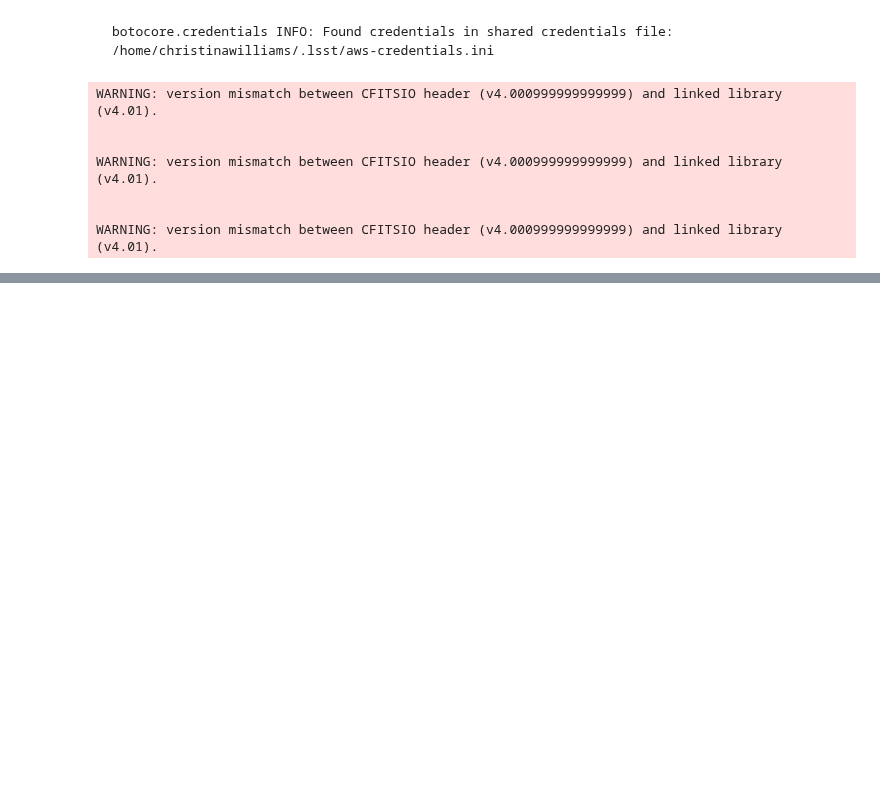
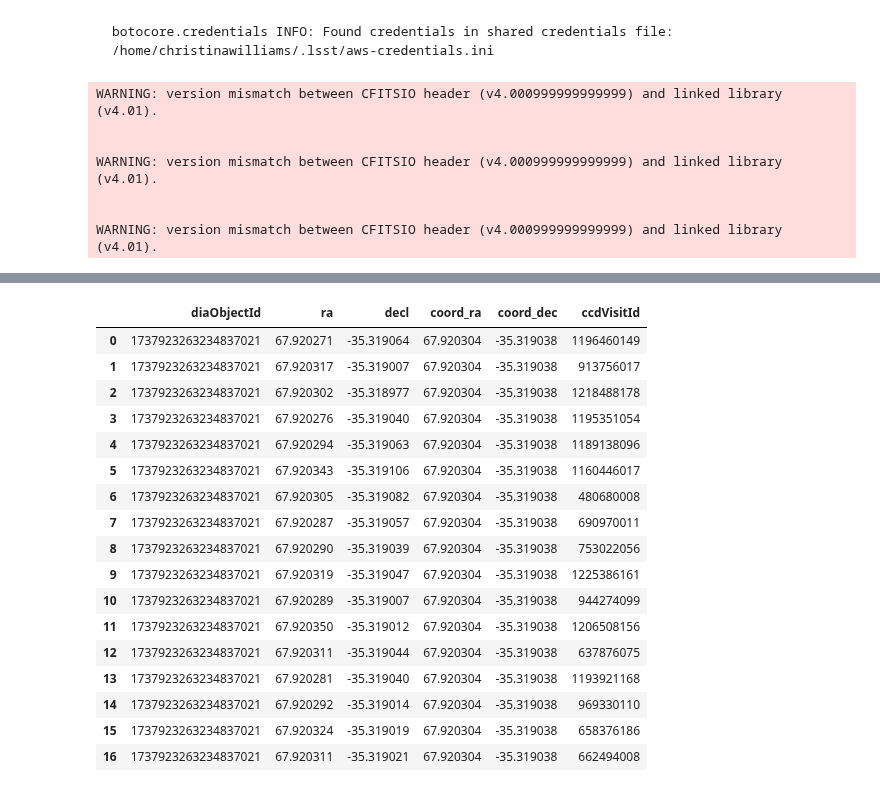
Before and after one commit to rubin-dp0/cst-dev, a Jupyter notebook: CCW_treehouse/Image_cutout_service_draft_template.ipynb, the cells around one changed output, grey strips where cells are left out. Cells and saved outputs as stored; diff of their text form; code cells hidden in the pictures; blank space fills up the shorter version.

Commit message:
updating draft image cutout NB

```diff
--- a/CCW_treehouse/Image_cutout_service_draft_template.ipynb
+++ b/CCW_treehouse/Image_cutout_service_draft_template.ipynb
@@ -285,0 +252,23 @@ SyntaxError: unterminated string literal (detected at line 14) (2384229232.py, l
+# %%
+# just pick a source to use for the cutouts, like the first one
+ra, dec = DiaObjs['ra'][0], DiaObjs['decl'][0]
+sel_objid = DiaObjs['diaObjectId'][0]
+print(sel_objid)
+
+center_coords = SkyCoord(ra, dec, frame='icrs', unit='deg')
+search_radius = 1.0*u.arcmin
+use_center_coords = str(ra)+", "+str(dec) #"62, -37"
+use_radius = "0.00028" #1 arcsec in deg
+
+print(center_coords)
+print(search_radius)
+
+# find the source using a small search radius, but there are too many DiaSources in a small area (weird)
+query = "SELECT TOP " + str(20) + " " + \
+        "diaObjectId, ra, decl, coord_ra, coord_dec, ccdVisitId " + \
+        "FROM dp02_dc2_catalogs.DiaSource " + \
+        "WHERE CONTAINS(POINT('ICRS', ra, decl), " + \
+        "CIRCLE('ICRS', " + use_center_coords + ", " + use_radius + ")) = 1 "
+
+visits = service.search(query)
+visits.to_table().to_pandas()
@@ -285,0 +297,28 @@ SyntaxError: unterminated string literal (detected at line 14) (2384229232.py, l
+# %%
+# find the source by matching the source ID, which gives you the exact source
+query = "SELECT TOP " + str(100) + " " + \
+        "diaObjectId, ra, decl, coord_ra, coord_dec, ccdVisitId " + \
+        "FROM dp02_dc2_catalogs.DiaSource " + \
+        "WHERE diaObjectId = " + str(sel_objid) + " "
+
+visits = service.search(query)
+visits.to_table().to_pandas()
+# %% [output]
+|  | diaObjectId | ra | decl | coord_ra | coord_dec | ccdVisitId |
+| 0 | 1737923263234837021 | 67.920271 | -35.319064 | 67.920304 | -35.319038 | 1196460149 |
+| 1 | 1737923263234837021 | 67.920317 | -35.319007 | 67.920304 | -35.319038 | 913756017 |
+| 2 | 1737923263234837021 | 67.920302 | -35.318977 | 67.920304 | -35.319038 | 1218488178 |
+| 3 | 1737923263234837021 | 67.920276 | -35.319040 | 67.920304 | -35.319038 | 1195351054 |
+| 4 | 1737923263234837021 | 67.920294 | -35.319063 | 67.920304 | -35.319038 | 1189138096 |
+| 5 | 1737923263234837021 | 67.920343 | -35.319106 | 67.920304 | -35.319038 | 1160446017 |
+| 6 | 1737923263234837021 | 67.920305 | -35.319082 | 67.920304 | -35.319038 | 480680008 |
+| 7 | 1737923263234837021 | 67.920287 | -35.319057 | 67.920304 | -35.319038 | 690970011 |
+| 8 | 1737923263234837021 | 67.920290 | -35.319039 | 67.920304 | -35.319038 | 753022056 |
+| 9 | 1737923263234837021 | 67.920319 | -35.319047 | 67.920304 | -35.319038 | 1225386161 |
+| 10 | 1737923263234837021 | 67.920289 | -35.319007 | 67.920304 | -35.319038 | 944274099 |
+| 11 | 1737923263234837021 | 67.920350 | -35.319012 | 67.920304 | -35.319038 | 1206508156 |
+| 12 | 1737923263234837021 | 67.920311 | -35.319044 | 67.920304 | -35.319038 | 637876075 |
+| 13 | 1737923263234837021 | 67.920281 | -35.319040 | 67.920304 | -35.319038 | 1193921168 |
+| 14 | 1737923263234837021 | 67.920292 | -35.319014 | 67.920304 | -35.319038 | 969330110 |
+| 15 | 1737923263234837021 | 67.920324 | -35.319019 | 67.920304 | -35.319038 | 658376186 |
+| 16 | 1737923263234837021 | 67.920311 | -35.319021 | 67.920304 | -35.319038 | 662494008 |
```
Also changed, not shown: parts of 10 cells of this notebook.
